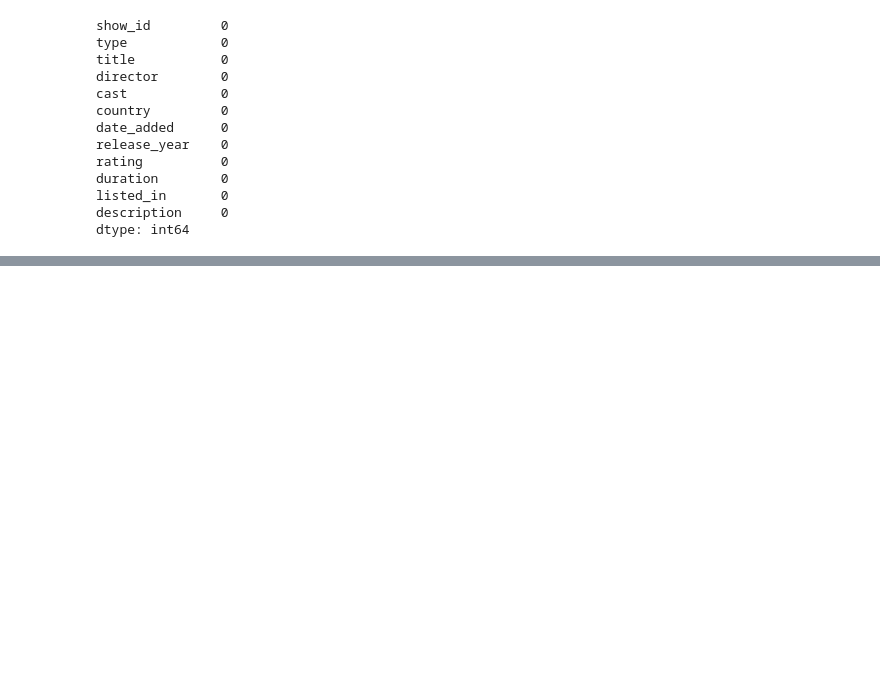
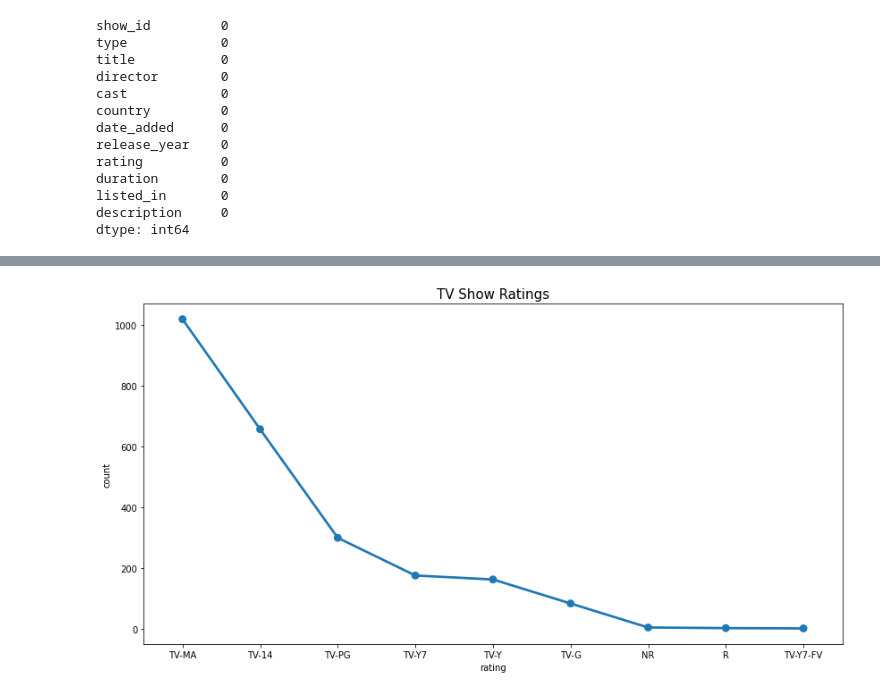
Before and after one commit to Dany511/Netflix_Movies_and_TvShows_Clustering, a Jupyter notebook: Capstone_4.ipynb, the cells around one changed output, grey strips where cells are left out. Cells and saved outputs as stored; diff of their text form; code cells hidden in the pictures; blank space fills up the shorter version.

```diff
--- a/Capstone_4.ipynb
+++ b/Capstone_4.ipynb
@@ -218,0 +263,19 @@ df['listed_in'] = df['listed_in'].apply(lambda x: x.split(',')[0])
+# %%
+#Assigning the Ratings into grouped categories
+ratings = {
+    'TV-MA': 'Adults',
+    'TV-14': 'Teens',
+    'TV-PG': 'Older Kids',
+    'R': 'Adults',
+    'PG-13': 'Teens',
+    'TV-Y': 'Kids',
+    'TV-Y7': 'Older Kids',
+    'PG': 'Older Kids',
+    'TV-G': 'Kids',
+    'NR': 'Adults',
+    'G': 'Kids',
+    'TV-Y7-FV': 'Older Kids',
+    'UR': 'Adults',
+    'NC-17': 'Adults'
+}
+df['target_ages'] = df['rating'].replace(ratings)
@@ -218,0 +291,13 @@ df['listed_in'] = df['listed_in'].apply(lambda x: x.split(',')[0])
+# %%
+#creating seperate columns for Tv shows and Movies
+tv_shows=df[df['type']=='TV Show']
+movies=df[df['type']=='Movie']
+# %%
+#Rating based on rating system of all TV Shows
+tv_ratings = tv_shows.groupby(['rating'])['show_id'].count().reset_index(name='count').sort_values(by='count',ascending=False)
+plt.figure(figsize=(14,7))
+sns.pointplot(x='rating',y='count',data=tv_ratings)
+plt.title('TV Show Ratings',size='15')
+plt.show()
+# %% [output]
+[figure, added]
```
Also changed, not shown: parts of 23 cells of this notebook.
